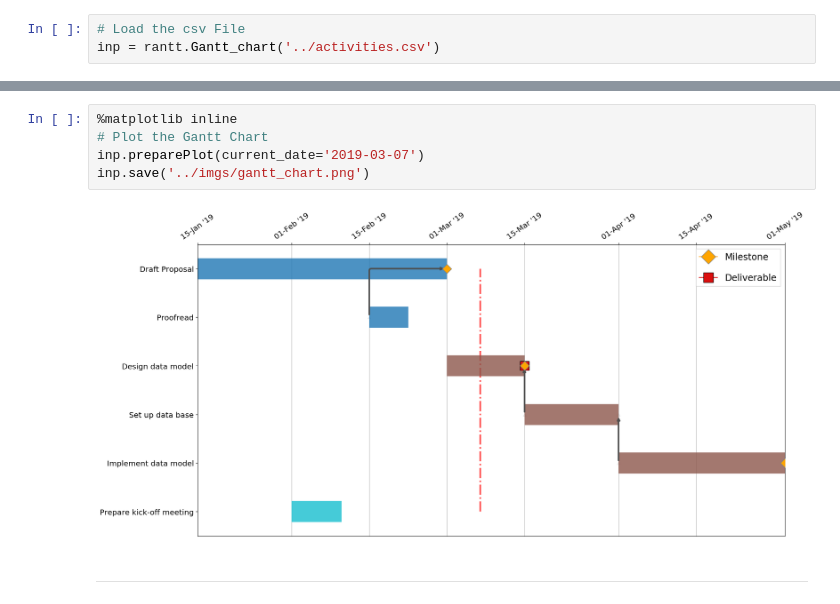
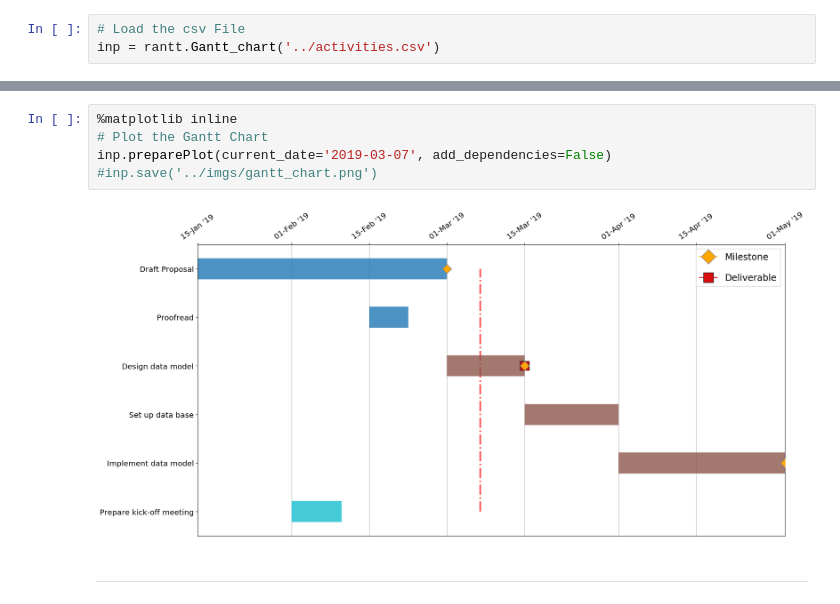
Before and after one commit to Japhiolite/Rantt, a Jupyter notebook: notebooks/Create_a_Gantt_Chart_example.ipynb, the cells around one changed output, grey strips where cells are left out. Saved outputs shown, nothing was run; the diff lists cells and outputs as text.

Commit message:
add optional plotting of dependencies and pep-8 cleaning

```diff
--- a/notebooks/Create_a_Gantt_Chart_example.ipynb
+++ b/notebooks/Create_a_Gantt_Chart_example.ipynb
@@ -27,9 +27,9 @@ inp.showCSV()
 # %%
 %matplotlib inline
 # Plot the Gantt Chart
-inp.preparePlot(current_date='2019-03-07')
-inp.save('../imgs/gantt_chart.png')
+inp.preparePlot(current_date='2019-03-07', add_dependencies=False)
+#inp.save('../imgs/gantt_chart.png')
 # %% [output]
-[figure, old version]
+[figure, new version]
 # %% [markdown]
 ------------------------------------------------
```
Also changed, not shown: 1 other file.
